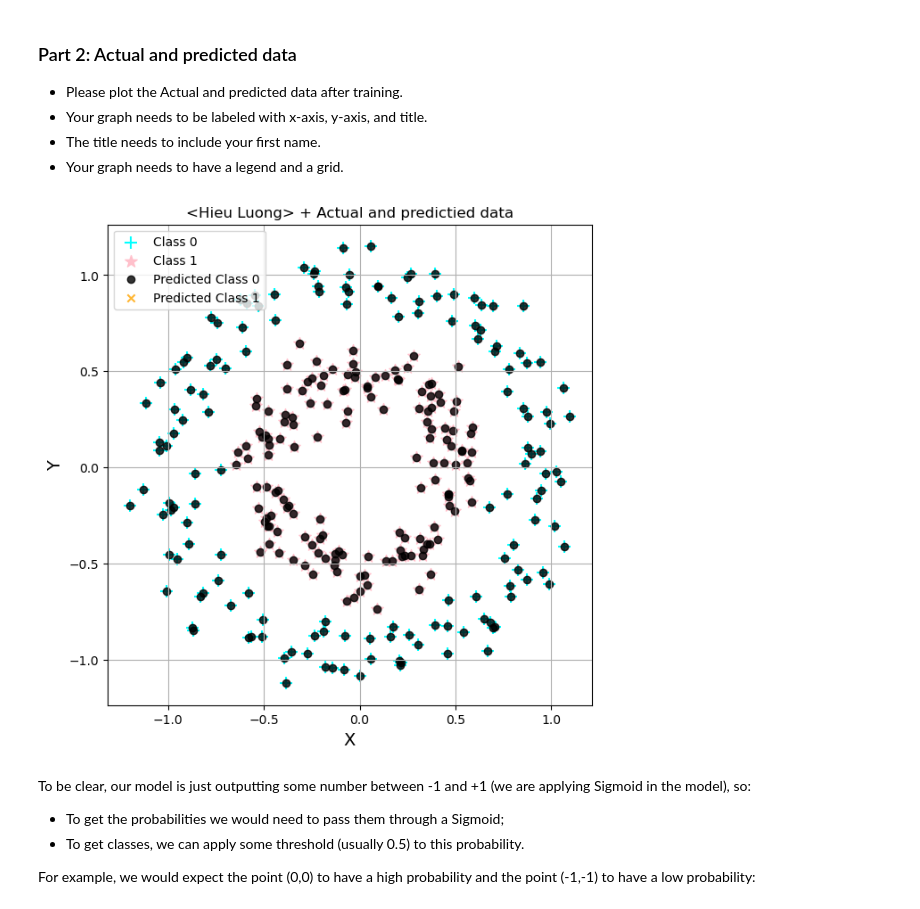
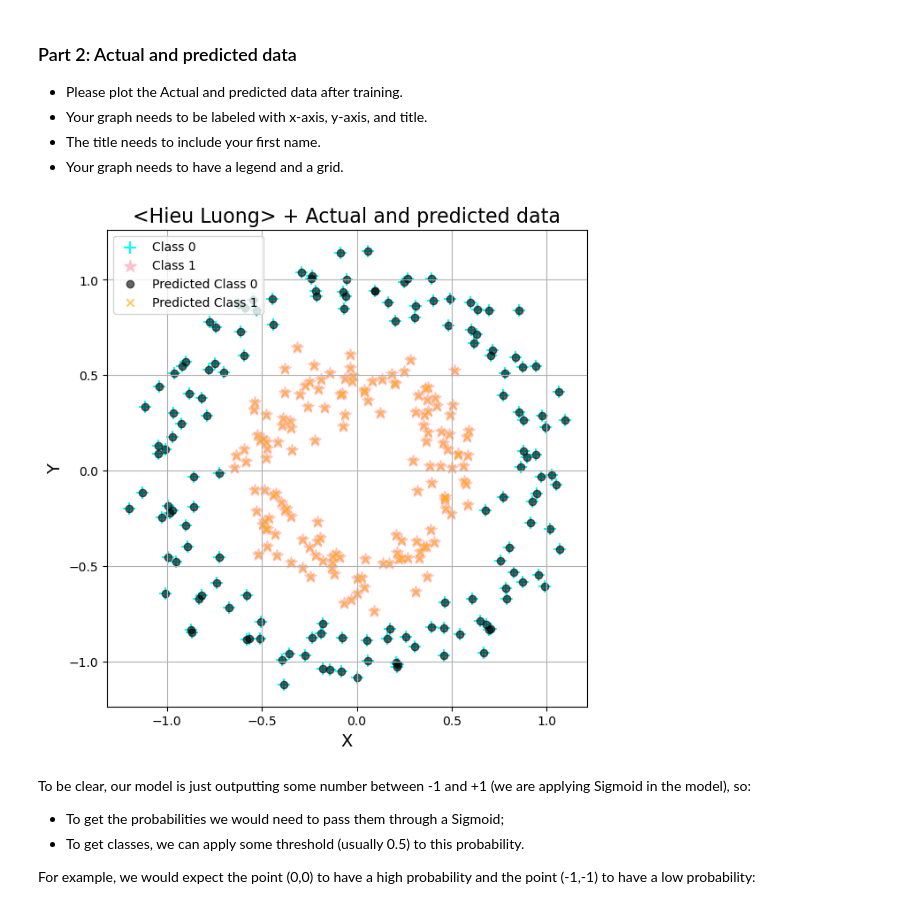
Before and after one commit to HoweyLuong/Lab5_CS457, a Jupyter notebook: Lab5.ipynb, the cells around one changed output. Drawn from its saved outputs; the diff is of its cells as text; code cells hidden in the pictures.

```diff
--- a/Lab5.ipynb
+++ b/Lab5.ipynb
@@ -280,29 +280,29 @@ plt.show()
 # %%
 #Convert the tensor to numpy array
 X_numpy = X_t.numpy()
 y_numpy = y_t.numpy().ravel()
 #get the model prediction
 y_pred = model(X_t).detach().numpy()
 y_pred = (y_pred > 0.5).astype(int).ravel()
 
 plt.figure(figsize=(7, 7))
 
 #Have the data at first
 plt.scatter(X_numpy[y_numpy == 0, 0], X_numpy[y_numpy == 0, 1], color="cyan",marker = '+',s=100, label="Class 0")
 plt.scatter(X_numpy[y_numpy == 1, 0], X_numpy[y_numpy == 1, 1], color="pink",marker='*', s=100, label="Class 1")
 
 # Have the predict data
-plt.scatter(X_numpy[y_pred == 0, 0], X_numpy[y_pred == 0, 1], color="black", label="Predicted Class 0", marker="o", alpha=0.8)
-plt.scatter(X_numpy[y_pred == 1, 0], X_numpy[y_pred == 1, 1], color="orange", label="Predicted Class 1", marker="x", alpha=0.8)
+plt.scatter(X_numpy[y_pred == 0, 0], X_numpy[y_pred == 0, 1], color="black", label="Predicted Class 0", marker="o", alpha=0.6)
+plt.scatter(X_numpy[y_pred == 1, 0], X_numpy[y_pred == 1, 1], color="orange", label="Predicted Class 1", marker="x", alpha=0.6)
 #plt the title with x and y
-plt.title("<Hieu Luong> + Actual and predictied data")
+plt.title("<Hieu Luong> + Actual and predicted data", fontsize =16)
 plt.xlabel("X", fontsize= 14)
 plt.ylabel("Y", fontsize= 14)
 plt.grid(True)
 plt.legend()
 plt.show()
 # %% [output]
-[figure, old version]
+[figure, new version]
 # %% [markdown]
 To be clear, our model is just outputting some number between -1 and +1 (we are applying Sigmoid in the model), so:
 - To get the probabilities we would need to pass them through a Sigmoid;
```
Also changed, not shown: parts of 9 cells of this notebook.
